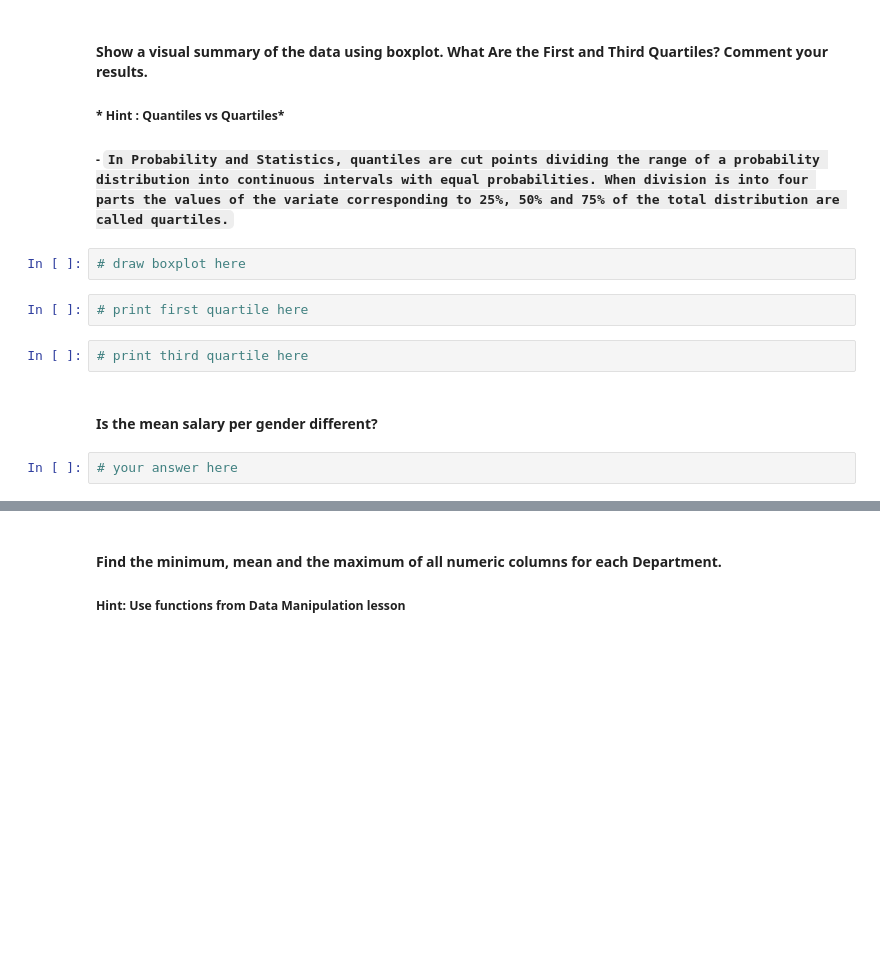
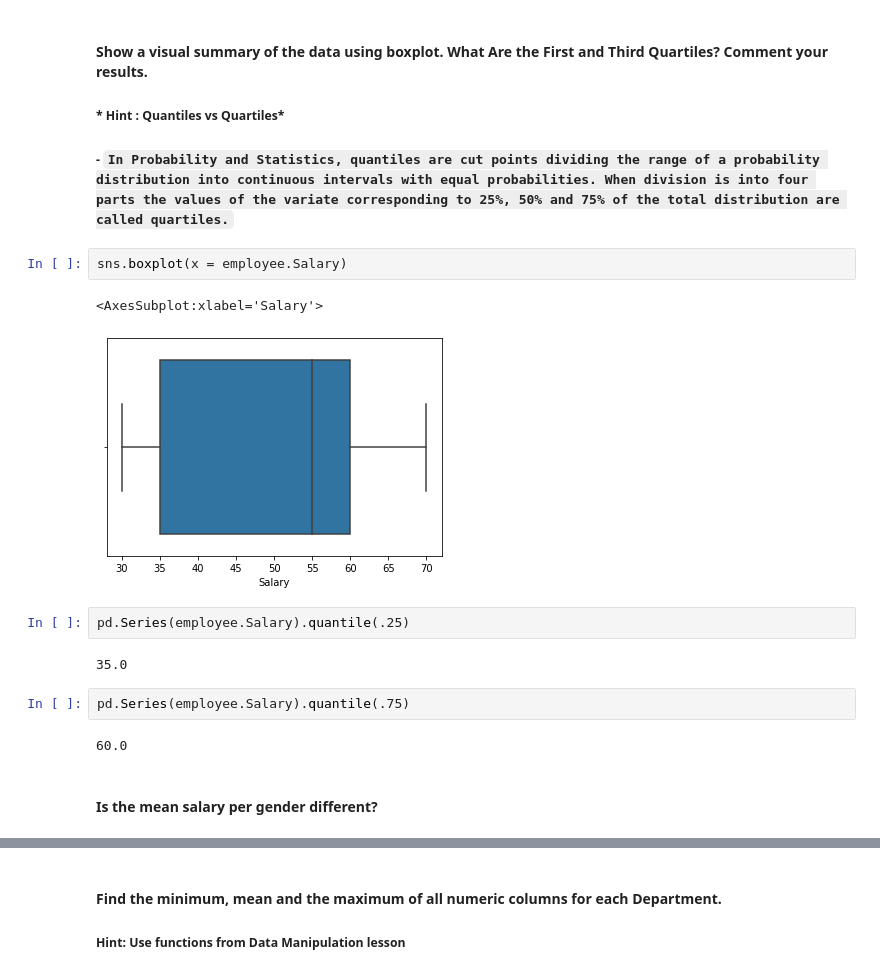
Before and after one commit to Ironhack-Data-Madrid-Marzo-2021/lab-subsetting-and-descriptive-stats, a Jupyter notebook: your-code/main.ipynb, the cells around one changed output, grey strips where cells are left out. Drawn from its saved outputs; the diff is of its cells as text; blank space fills up the shorter version.

```diff
--- a/your-code/main.ipynb
+++ b/your-code/main.ipynb
@@ -130,13 +259,18 @@ temp
 #### Show a visual summary of the data using boxplot. What Are the First and Third Quartiles? Comment your results.
 ##### * Hint : Quantiles vs Quartiles*
 ##### - `In Probability and Statistics, quantiles are cut points dividing the range of a probability distribution into continuous intervals with equal probabilities. When division is into four parts the values of the variate corresponding to 25%, 50% and 75% of the total distribution are called quartiles.`
-# %%
-# draw boxplot here
-# %%
-# print first quartile here
-# %%
-# print third quartile here
+# %%
+sns.boxplot(x = employee.Salary)
+# %% [output]
+<AxesSubplot:xlabel='Salary'>
+[figure, added]
+# %%
+pd.Series(employee.Salary).quantile(.25)
+# %% [output]
+35.0
+# %%
+pd.Series(employee.Salary).quantile(.75)
+# %% [output]
+60.0
 # %% [markdown]
 #### Is the mean salary per gender different?
-# %%
-# your answer here
```
Also changed, not shown: parts of 61 cells of this notebook.
